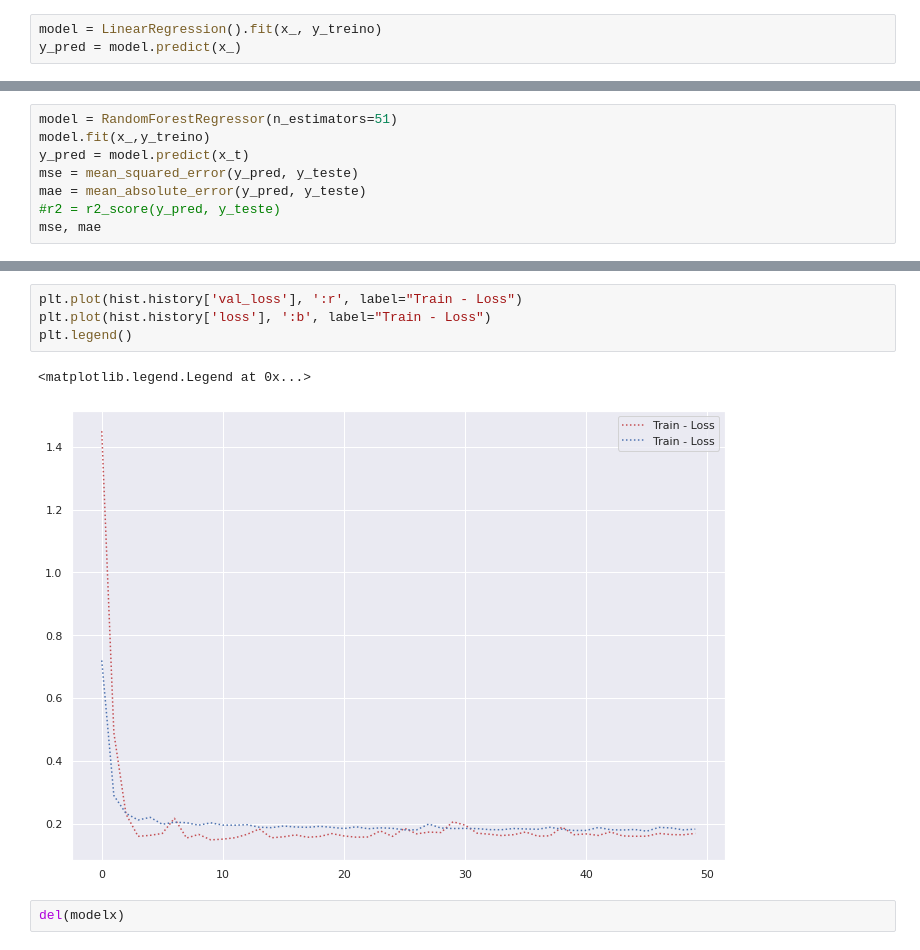
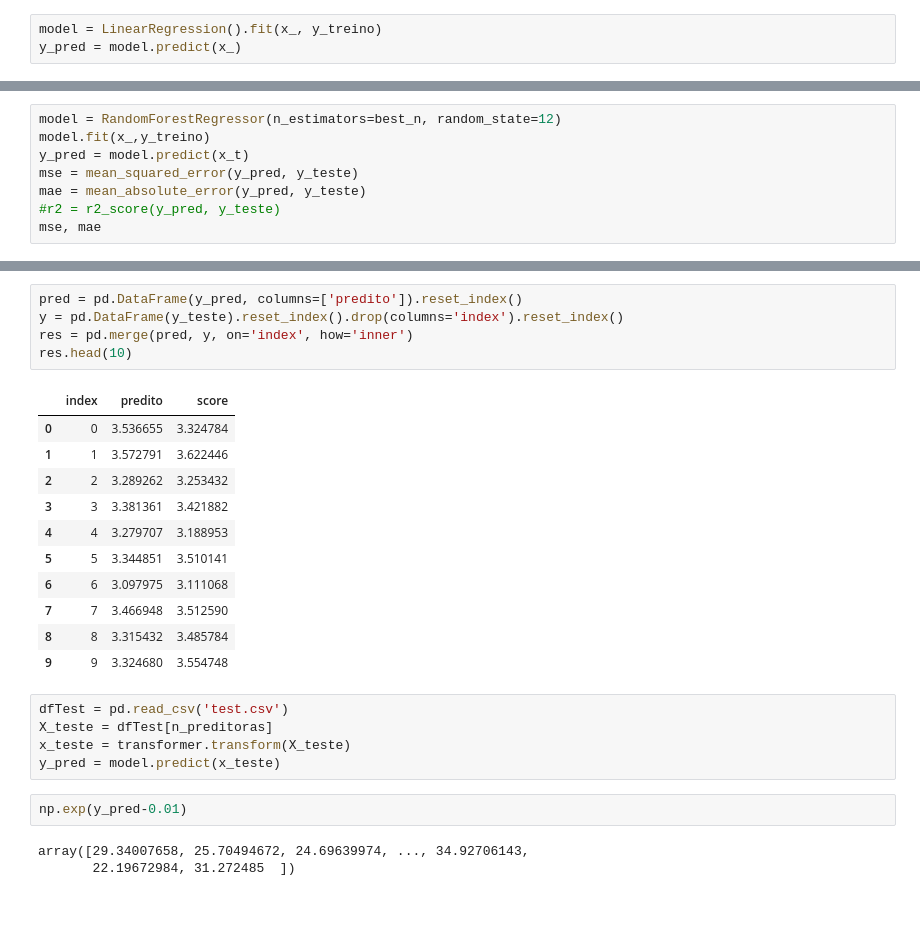
Before and after one commit to HedersonSantos/RegDatChallg, a Jupyter notebook: regressao_saude.ipynb, the cells around one changed output, grey strips where cells are left out. Drawn from its saved outputs; the diff is of its cells as text; blank space fills up the shorter version.

```diff
--- a/regressao_saude.ipynb
+++ b/regressao_saude.ipynb
@@ -413,5 +356,5 @@ Melhor n: 1  com R2: 0.12557175181080882
 # %%
-model = RandomForestRegressor(n_estimators=51)
+model = RandomForestRegressor(n_estimators=best_n, random_state=12)
 model.fit(x_,y_treino)
 y_pred = model.predict(x_t)
 mse = mean_squared_error(y_pred, y_teste)
@@ -467,9 +366,27 @@ Epoch 50/50
-# %%
-plt.plot(hist.history['val_loss'], ':r', label="Train - Loss")
-plt.plot(hist.history['loss'], ':b', label="Train - Loss")
-plt.legend()
-# %% [output]
-<matplotlib.legend.Legend at 0x...>
-[figure, removed]
-# %%
-del(modelx)
+# %%
+pred = pd.DataFrame(y_pred, columns=['predito']).reset_index()
+y = pd.DataFrame(y_teste).reset_index().drop(columns='index').reset_index()
+res = pd.merge(pred, y, on='index', how='inner')
+res.head(10)
+# %% [output]
+|  | index | predito | score |
+| 0 | 0 | 3.536655 | 3.324784 |
+| 1 | 1 | 3.572791 | 3.622446 |
+| 2 | 2 | 3.289262 | 3.253432 |
+| 3 | 3 | 3.381361 | 3.421882 |
+| 4 | 4 | 3.279707 | 3.188953 |
+| 5 | 5 | 3.344851 | 3.510141 |
+| 6 | 6 | 3.097975 | 3.111068 |
+| 7 | 7 | 3.466948 | 3.512590 |
+| 8 | 8 | 3.315432 | 3.485784 |
+| 9 | 9 | 3.324680 | 3.554748 |
+# %%
+dfTest = pd.read_csv('test.csv')
+X_teste = dfTest[n_preditoras]
+x_teste = transformer.transform(X_teste)
+y_pred = model.predict(x_teste)
+# %%
+np.exp(y_pred-0.01)
+# %% [output]
+array([29.34007658, 25.70494672, 24.69639974, ..., 34.92706143,
+       22.19672984, 31.272485  ])
```
Also changed, not shown: parts of 20 cells of this notebook.
